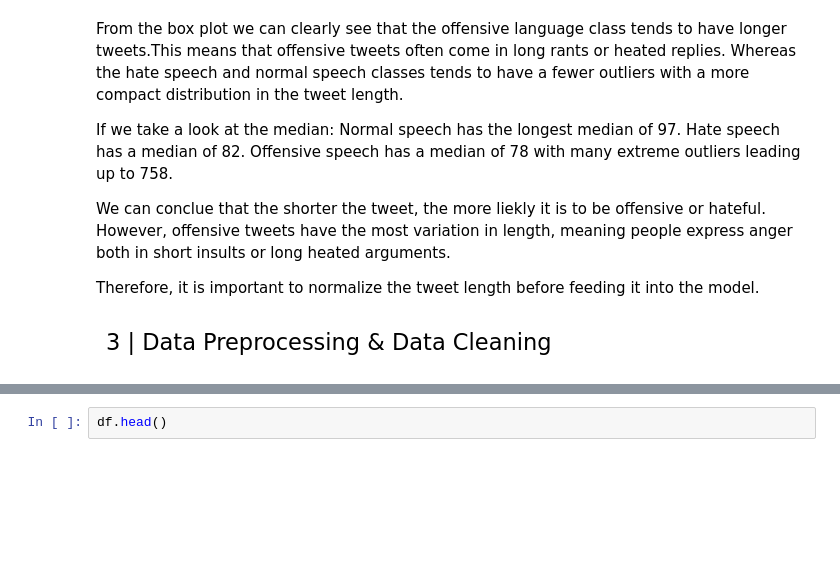
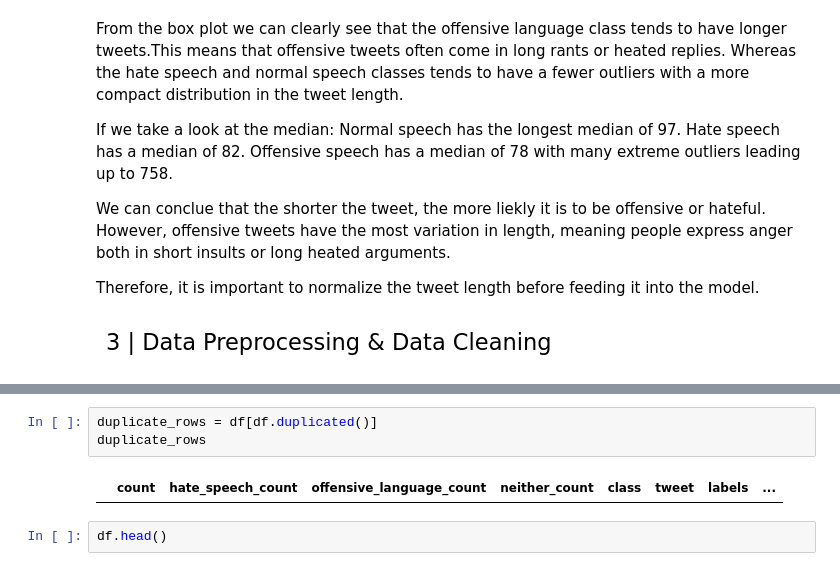
Before and after one commit to RajVarunn/nlp_sentimentanalysis, a Jupyter notebook: raj.ipynb, the cells around one changed output, grey strips where cells are left out. Drawn from its saved outputs; the diff is of its cells as text; blank space fills up the shorter version.

```diff
--- a/raj.ipynb
+++ b/raj.ipynb
@@ -524,3 +529,8 @@ Therefore, it is important to normalize the tweet length before feeding it into
+# %%
+duplicate_rows = df[df.duplicated()]
+duplicate_rows
+# %% [output]
+|  | count | hate_speech_count | offensive_language_count | neither_count | class | tweet | labels | ... |
 # %%
 df.head()
 # %% [output]
```
Also changed, not shown: parts of 8 cells of this notebook.
